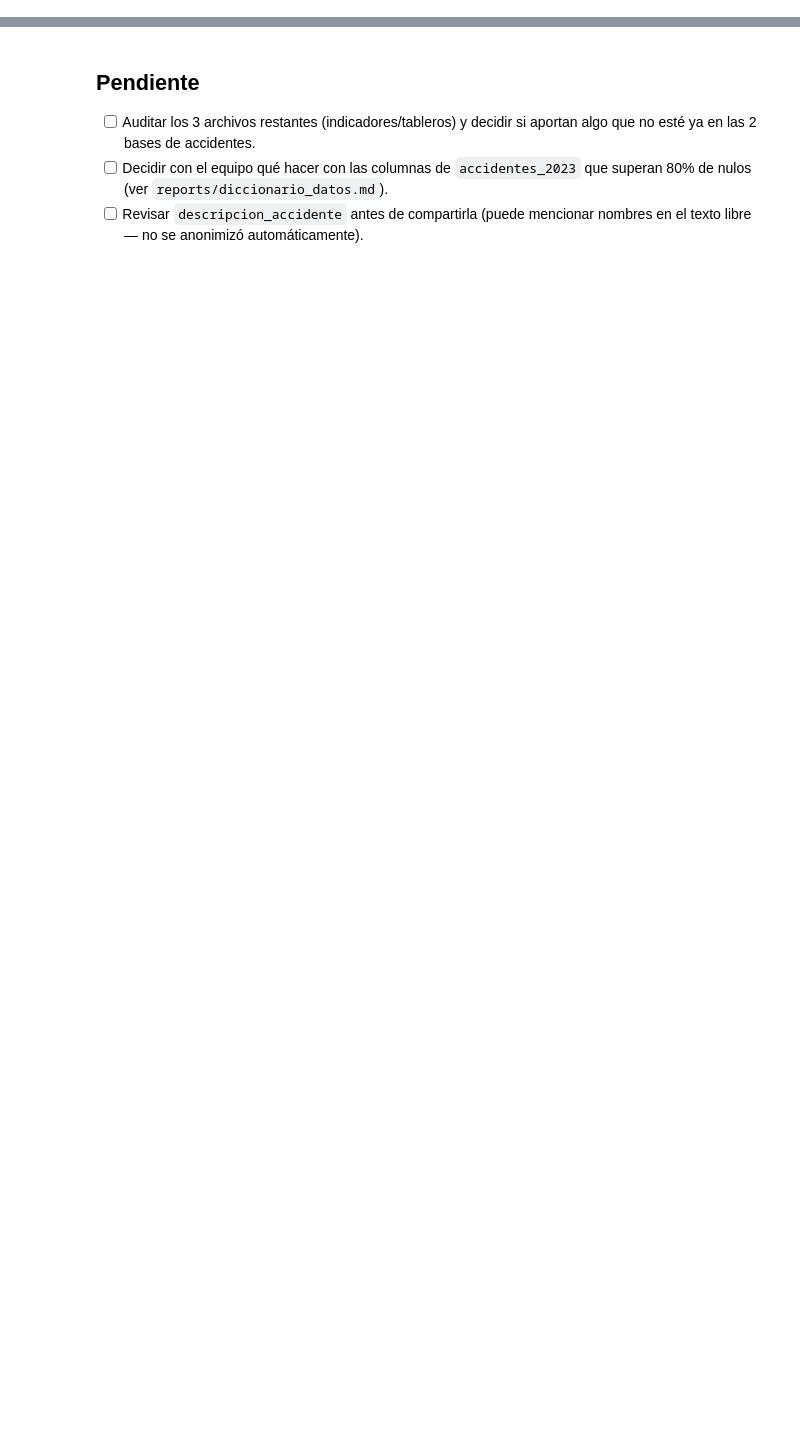
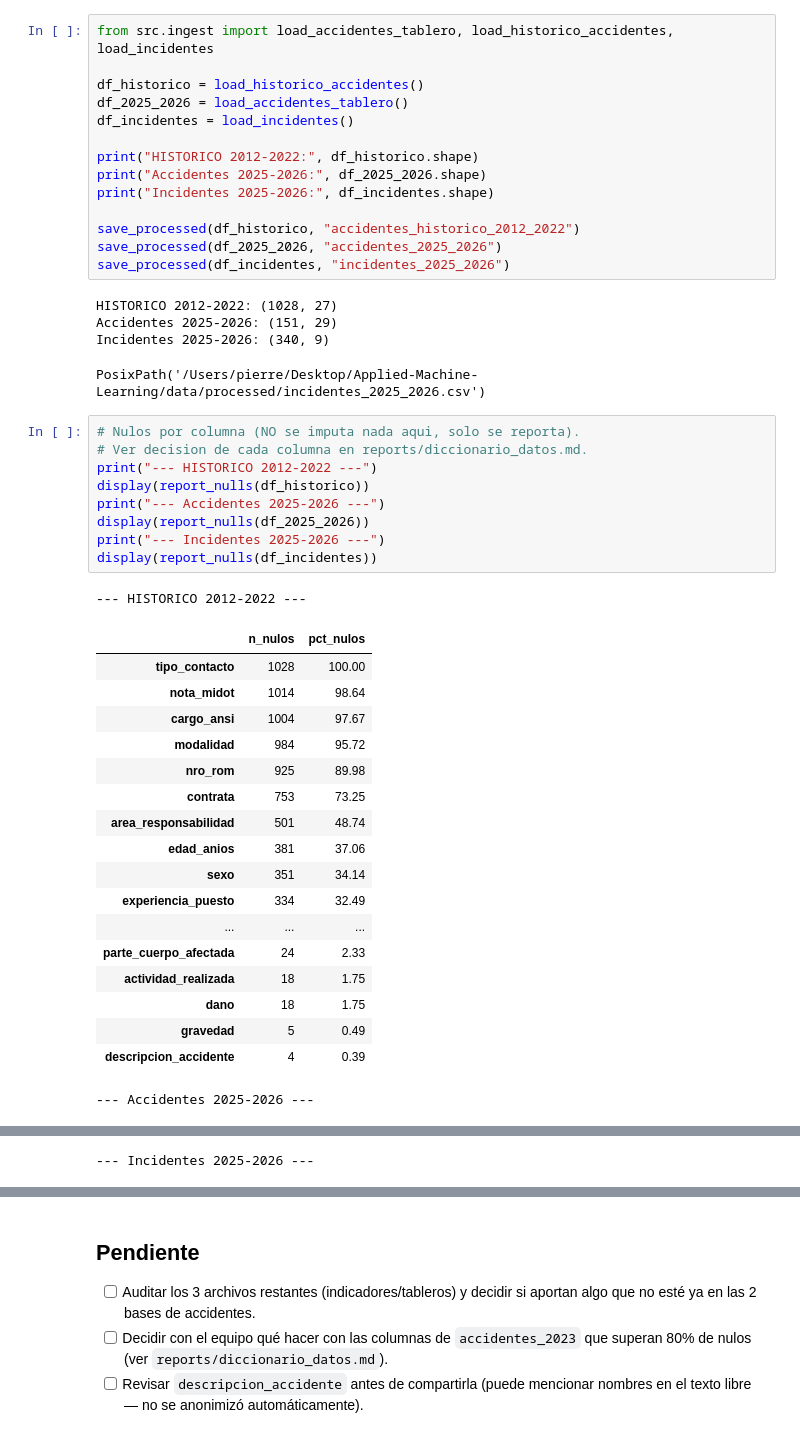
Before and after one commit to Jerimy2021/Applied-Machine-Learning, a Jupyter notebook: notebooks/00_inventario_fuentes.ipynb, the cells around one changed output, grey strips where cells are left out. Saved outputs shown, nothing was run; the diff lists cells and outputs as text; blank space fills up the shorter version.

```diff
--- a/notebooks/00_inventario_fuentes.ipynb
+++ b/notebooks/00_inventario_fuentes.ipynb
@@ -68,0 +151,48 @@ display(report_nulls(df24))
+# %%
+from src.ingest import load_accidentes_tablero, load_historico_accidentes, load_incidentes
+
+df_historico = load_historico_accidentes()
+df_2025_2026 = load_accidentes_tablero()
+df_incidentes = load_incidentes()
+
+print("HISTORICO 2012-2022:", df_historico.shape)
+print("Accidentes 2025-2026:", df_2025_2026.shape)
+print("Incidentes 2025-2026:", df_incidentes.shape)
+
+save_processed(df_historico, "accidentes_historico_2012_2022")
+save_processed(df_2025_2026, "accidentes_2025_2026")
+save_processed(df_incidentes, "incidentes_2025_2026")
+# %% [output]
+HISTORICO 2012-2022: (1028, 27)
+Accidentes 2025-2026: (151, 29)
+Incidentes 2025-2026: (340, 9)
+PosixPath('/Users/pierre/Desktop/Applied-Machine-Learning/data/processed/incidentes_2025_2026.csv')
+# %%
+# Nulos por columna (NO se imputa nada aqui, solo se reporta).
+# Ver decision de cada columna en reports/diccionario_datos.md.
+print("--- HISTORICO 2012-2022 ---")
+display(report_nulls(df_historico))
+print("--- Accidentes 2025-2026 ---")
+display(report_nulls(df_2025_2026))
+print("--- Incidentes 2025-2026 ---")
+display(report_nulls(df_incidentes))
+# %% [output]
+--- HISTORICO 2012-2022 ---
+|  | n_nulos | pct_nulos |
+| tipo_contacto | 1028 | 100.00 |
+| nota_midot | 1014 | 98.64 |
+| cargo_ansi | 1004 | 97.67 |
+| modalidad | 984 | 95.72 |
+| nro_rom | 925 | 89.98 |
+| contrata | 753 | 73.25 |
+| area_responsabilidad | 501 | 48.74 |
+| edad_anios | 381 | 37.06 |
+| sexo | 351 | 34.14 |
+| experiencia_puesto | 334 | 32.49 |
+| ... | ... | ... |
+| parte_cuerpo_afectada | 24 | 2.33 |
+| actividad_realizada | 18 | 1.75 |
+| dano | 18 | 1.75 |
+| gravedad | 5 | 0.49 |
+| descripcion_accidente | 4 | 0.39 |
+--- Accidentes 2025-2026 ---
@@ -68,0 +216 @@ display(report_nulls(df24))
+--- Incidentes 2025-2026 ---
```
Also changed, not shown: parts of 9 cells of this notebook, 5 other files.
